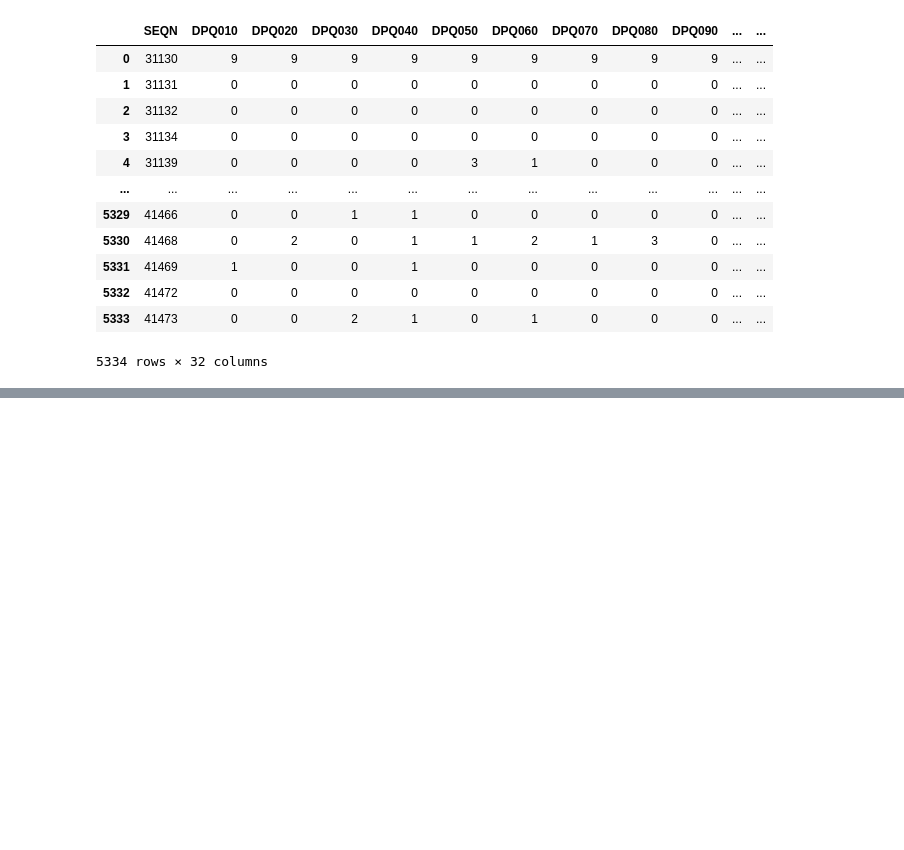
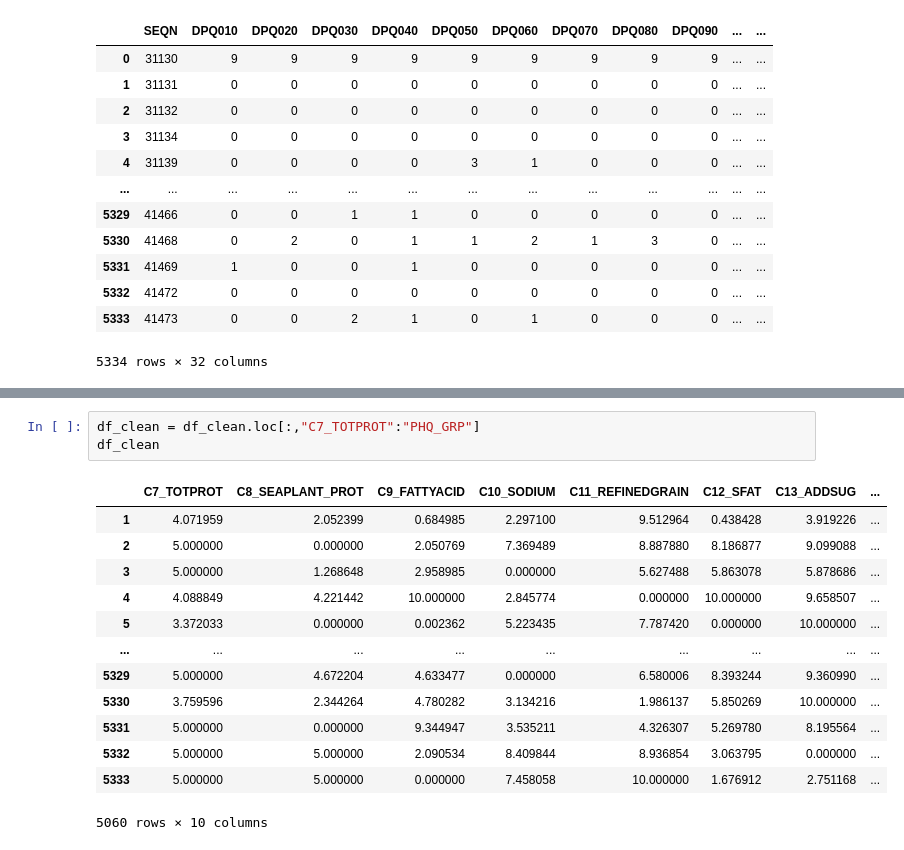
Before and after one commit to onemarcos/Tera-Jupyter-Notebook, a Jupyter notebook: Desafio Inferência/Desafio Inferência.ipynb, the cells around one changed output, grey strips where cells are left out. Saved outputs shown, nothing was run; the diff lists cells and outputs as text; blank space fills up the shorter version.

```diff
--- a/Desafio Inferência/Desafio Inferência.ipynb
+++ b/Desafio Inferência/Desafio Inferência.ipynb
@@ -179,0 +199,17 @@ df_clean
+# %%
+df_clean = df_clean.loc[:,"C7_TOTPROT":"PHQ_GRP"]
+df_clean
+# %% [output]
+|  | C7_TOTPROT | C8_SEAPLANT_PROT | C9_FATTYACID | C10_SODIUM | C11_REFINEDGRAIN | C12_SFAT | C13_ADDSUG | ... |
+| 1 | 4.071959 | 2.052399 | 0.684985 | 2.297100 | 9.512964 | 0.438428 | 3.919226 | ... |
+| 2 | 5.000000 | 0.000000 | 2.050769 | 7.369489 | 8.887880 | 8.186877 | 9.099088 | ... |
+| 3 | 5.000000 | 1.268648 | 2.958985 | 0.000000 | 5.627488 | 5.863078 | 5.878686 | ... |
+| 4 | 4.088849 | 4.221442 | 10.000000 | 2.845774 | 0.000000 | 10.000000 | 9.658507 | ... |
+| 5 | 3.372033 | 0.000000 | 0.002362 | 5.223435 | 7.787420 | 0.000000 | 10.000000 | ... |
+| ... | ... | ... | ... | ... | ... | ... | ... | ... |
+| 5329 | 5.000000 | 4.672204 | 4.633477 | 0.000000 | 6.580006 | 8.393244 | 9.360990 | ... |
+| 5330 | 3.759596 | 2.344264 | 4.780282 | 3.134216 | 1.986137 | 5.850269 | 10.000000 | ... |
+| 5331 | 5.000000 | 0.000000 | 9.344947 | 3.535211 | 4.326307 | 5.269780 | 8.195564 | ... |
+| 5332 | 5.000000 | 5.000000 | 2.090534 | 8.409844 | 8.936854 | 3.063795 | 0.000000 | ... |
+| 5333 | 5.000000 | 5.000000 | 0.000000 | 7.458058 | 10.000000 | 1.676912 | 2.751168 | ... |
+5060 rows × 10 columns
```
Also changed, not shown: parts of 12 cells of this notebook.
